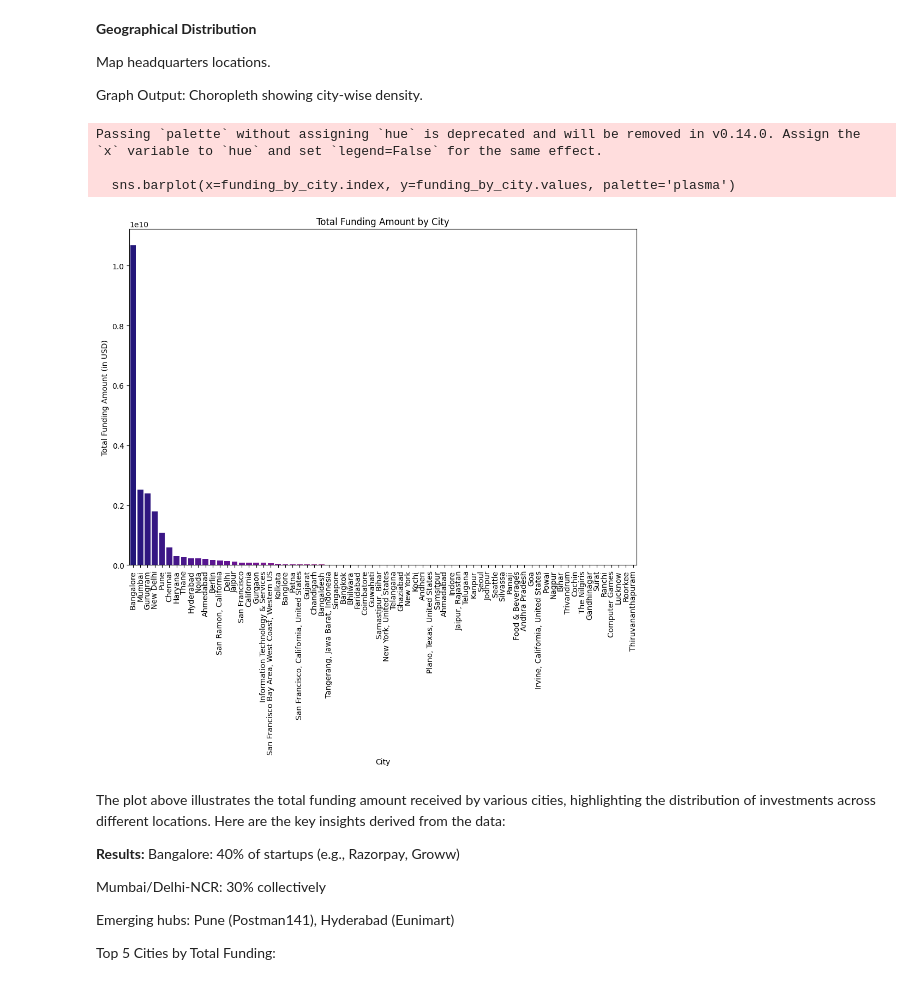
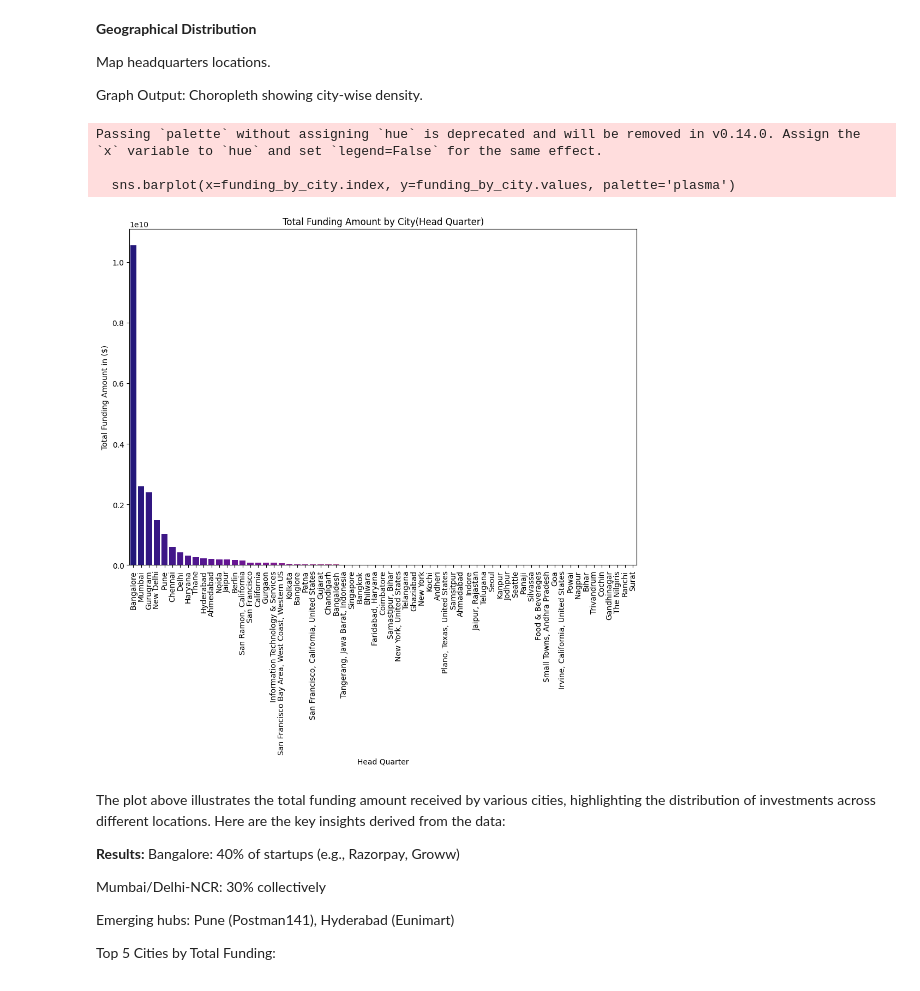
Before and after one commit to ndumbe0/LP-1-Project, a Jupyter notebook: Files/E.D.A - Copy.ipynb, the cells around one changed output. Cells and saved outputs as stored; diff of their text form; code cells hidden in the pictures.

```diff
--- a/Files/E.D.A - Copy.ipynb
+++ b/Files/E.D.A - Copy.ipynb
@@ -296,20 +284,20 @@ Map headquarters locations.
 Graph Output: Choropleth showing city-wise density.
 # %%
 # Group by 'HeadQuarter' and calculate the total funding amount
-funding_by_city = df.groupby('Head_Quarter')['Amount'].sum().sort_values(ascending=False)
+funding_by_city = df.groupby('Head Quarter')['Amount in ($)'].sum().sort_values(ascending=False)
 
 plt.figure(figsize=(12, 8))
 sns.barplot(x=funding_by_city.index, y=funding_by_city.values, palette='plasma')
-plt.title('Total Funding Amount by City')
-plt.xlabel('City')
-plt.ylabel('Total Funding Amount (in USD)')
+plt.title('Total Funding Amount by City(Head Quarter)')
+plt.xlabel('Head Quarter')
+plt.ylabel('Total Funding Amount in ($)')
 plt.xticks(rotation=90)
 plt.show()
 # %% [output]
 Passing `palette` without assigning `hue` is deprecated and will be removed in v0.14.0. Assign the `x` variable to `hue` and set `legend=False` for the same effect.
 
   sns.barplot(x=funding_by_city.index, y=funding_by_city.values, palette='plasma')
-[figure, old version]
+[figure, new version]
 # %% [markdown]
 The plot above illustrates the total funding amount received by various cities, highlighting the distribution of investments across different locations. Here are the key insights derived from the data:
 
```
Also changed, not shown: parts of 9 cells of this notebook, 3 other files.
